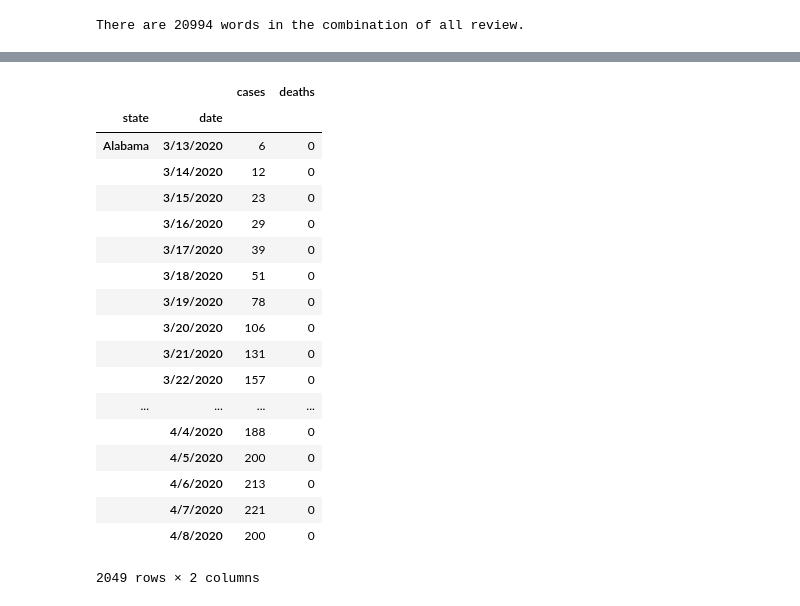
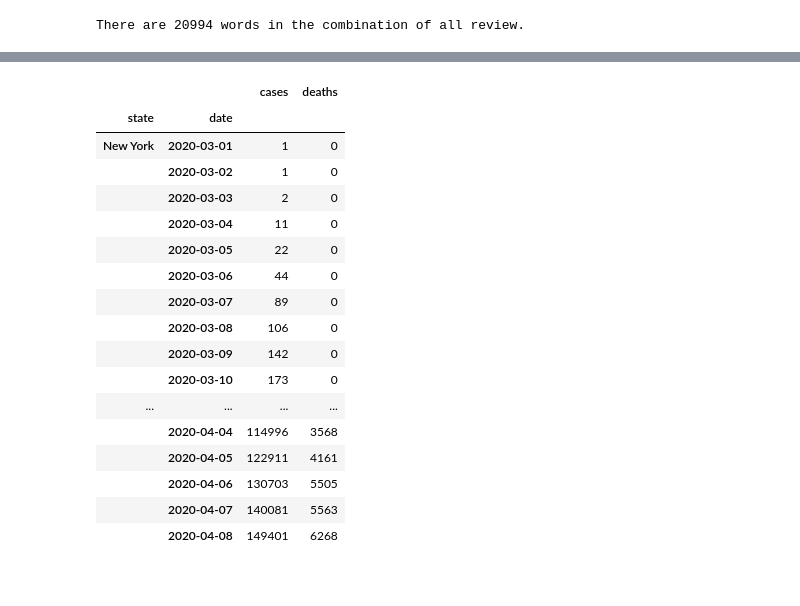
Before and after one commit to irwinmier96/Extra_Side_Projects, a Jupyter notebook: Coronavirus Cases by U.S County 2020/covid_states.ipynb, the cells around one changed output, grey strips where cells are left out. Saved outputs shown, nothing was run; the diff lists cells and outputs as text; code cells hidden in the pictures.

```diff
--- a/Coronavirus Cases by U.S County 2020/covid_states.ipynb
+++ b/Coronavirus Cases by U.S County 2020/covid_states.ipynb
@@ -198,27 +202,30 @@ plt.show()
 # %%
 #Line graph detailing the growth of cases using the data df
 state_growth = pd.DataFrame(data)
 
-state_growth = state_growth.groupby(['state','date']).sum()
+state_growth['date'] = pd.to_datetime(state_growth.date)
 
-state_growth
+state_growth_ny = state_growth[state_growth["state"] == "New York"]
+
+state_growth_ny = state_growth_ny.groupby(['state','date']).sum()
+
+state_growth_ny
 # %% [output]
 |  |  | cases | deaths |
 | state | date |  |  |
-| Alabama | 3/13/2020 | 6 | 0 |
-|  | 3/14/2020 | 12 | 0 |
-|  | 3/15/2020 | 23 | 0 |
-|  | 3/16/2020 | 29 | 0 |
-|  | 3/17/2020 | 39 | 0 |
-|  | 3/18/2020 | 51 | 0 |
-|  | 3/19/2020 | 78 | 0 |
-|  | 3/20/2020 | 106 | 0 |
-|  | 3/21/2020 | 131 | 0 |
-|  | 3/22/2020 | 157 | 0 |
+| New York | 2020-03-01 | 1 | 0 |
+|  | 2020-03-02 | 1 | 0 |
+|  | 2020-03-03 | 2 | 0 |
+|  | 2020-03-04 | 11 | 0 |
+|  | 2020-03-05 | 22 | 0 |
+|  | 2020-03-06 | 44 | 0 |
+|  | 2020-03-07 | 89 | 0 |
+|  | 2020-03-08 | 106 | 0 |
+|  | 2020-03-09 | 142 | 0 |
+|  | 2020-03-10 | 173 | 0 |
 | ... | ... | ... | ... |
-|  | 4/4/2020 | 188 | 0 |
-|  | 4/5/2020 | 200 | 0 |
-|  | 4/6/2020 | 213 | 0 |
-|  | 4/7/2020 | 221 | 0 |
-|  | 4/8/2020 | 200 | 0 |
+|  | 2020-04-04 | 114996 | 3568 |
+|  | 2020-04-05 | 122911 | 4161 |
+|  | 2020-04-06 | 130703 | 5505 |
+|  | 2020-04-07 | 140081 | 5563 |
+|  | 2020-04-08 | 149401 | 6268 |
-2049 rows × 2 columns
```
Also changed, not shown: parts of 7 cells of this notebook, 11 other files.
